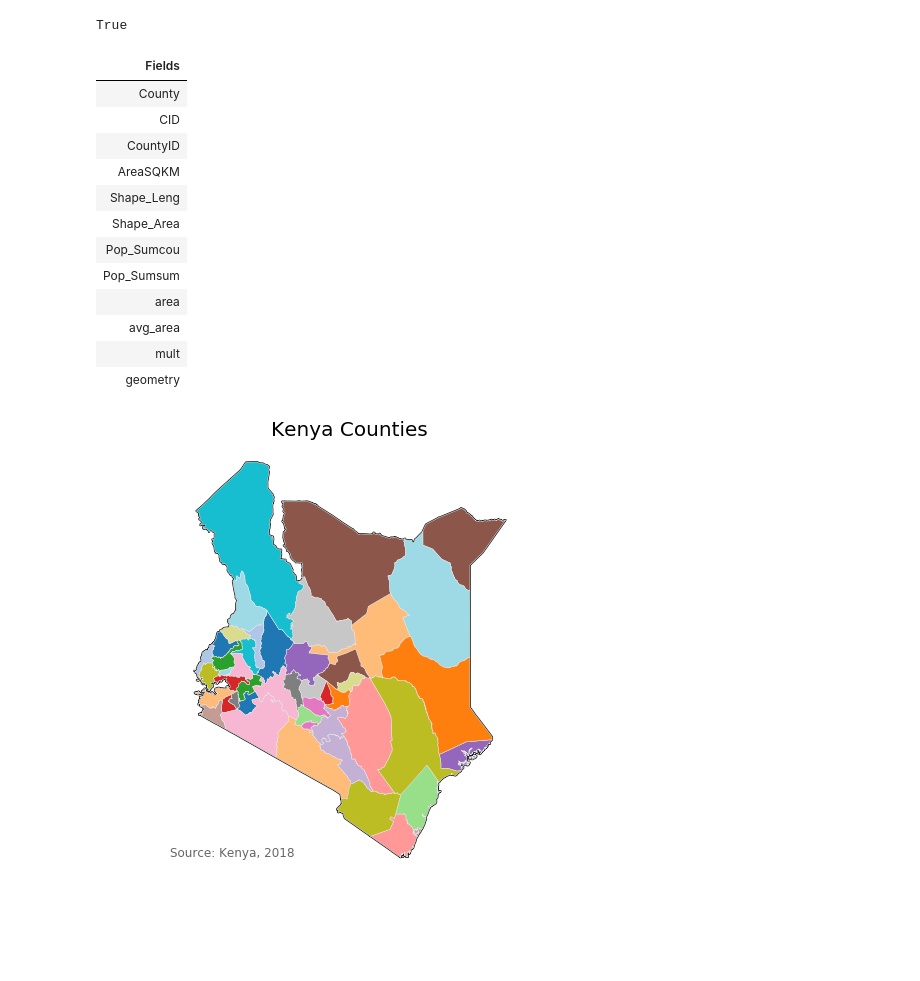
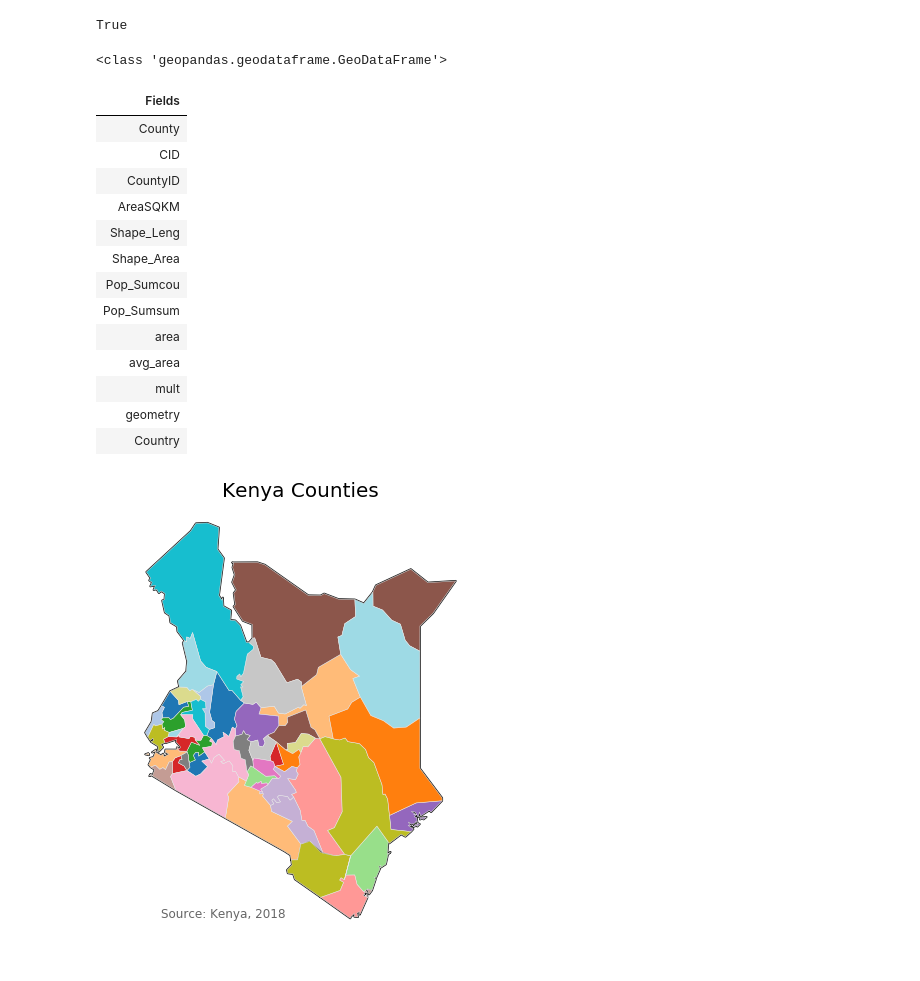
Before and after one commit to deitelberg/Python-projects, a Jupyter notebook: gridmap.ipynb, the cells around one changed output. Saved outputs shown, nothing was run; the diff lists cells and outputs as text; code cells hidden in the pictures; blank space fills up the shorter version.

```diff
--- a/gridmap.ipynb
+++ b/gridmap.ipynb
@@ -1,6 +1,6 @@
 # %%
 import gridmap_config as c
-polygons = c.kenya_counties_msOriginal
+polygons = c.kenya_counties_msSimplified
 # %%
 import os
 import geopandas as gp
@@ -13,13 +15,19 @@ os.path.isfile(polygons)
 # %% [output]
 True
 # %%
-counties = gp.read_file(polygons)
+counties = gp.read_file(polygons)#.to_crs({'init': 'epsg:32662'})
+print(type(counties))
+
+counties['Country'] = 'Kenya'
+country = counties.dissolve(by='Country')#.to_crs({'init': 'epsg:32662'})
+
 tbl_data = [['Fields']]
 for fld in list(counties):
         tbl_data.append([fld])
 
 display(HTML(tabulate(tbl_data, headers="firstrow", tablefmt='html', stralign='left')))
 # %% [output]
+<class 'geopandas.geodataframe.GeoDataFrame'>
 | Fields |
 | County |
 | CID |
@@ -33,23 +41,21 @@ display(HTML(tabulate(tbl_data, headers="firstrow", tablefmt='html', stralign='l
 | avg_area |
 | mult |
 | geometry |
+| Country |
 # %%
-fig, ax = plt.subplots(1, figsize=(10, 8))
+fig, ax = plt.subplots(1, figsize=(8, 8))
 ax.axis('off')
 ax.set_title('Kenya Counties', fontdict={'fontsize': '20', 'fontweight' : '500'})
 ax.annotate('Source: Kenya, 2018',
             xy=(0.17, .115),
             xycoords='figure fraction',
             horizontalalignment='left',
             verticalalignment='top',
             fontsize=12,
             color='0.4')
 
-counties['Country'] = 'Kenya'
-country = counties.dissolve(by='Country')
-
 country.plot(color='white', ax=ax, linewidth=2, edgecolor='0.1')
 counties.plot(column='County', cmap='tab20', ax=ax, linewidth=0.5, edgecolor='0.9')
 plt.show()
 # %% [output]
-[figure, old version]
+[figure, new version]
```
Also changed, not shown: parts of 3 cells of this notebook, 1 other file.
